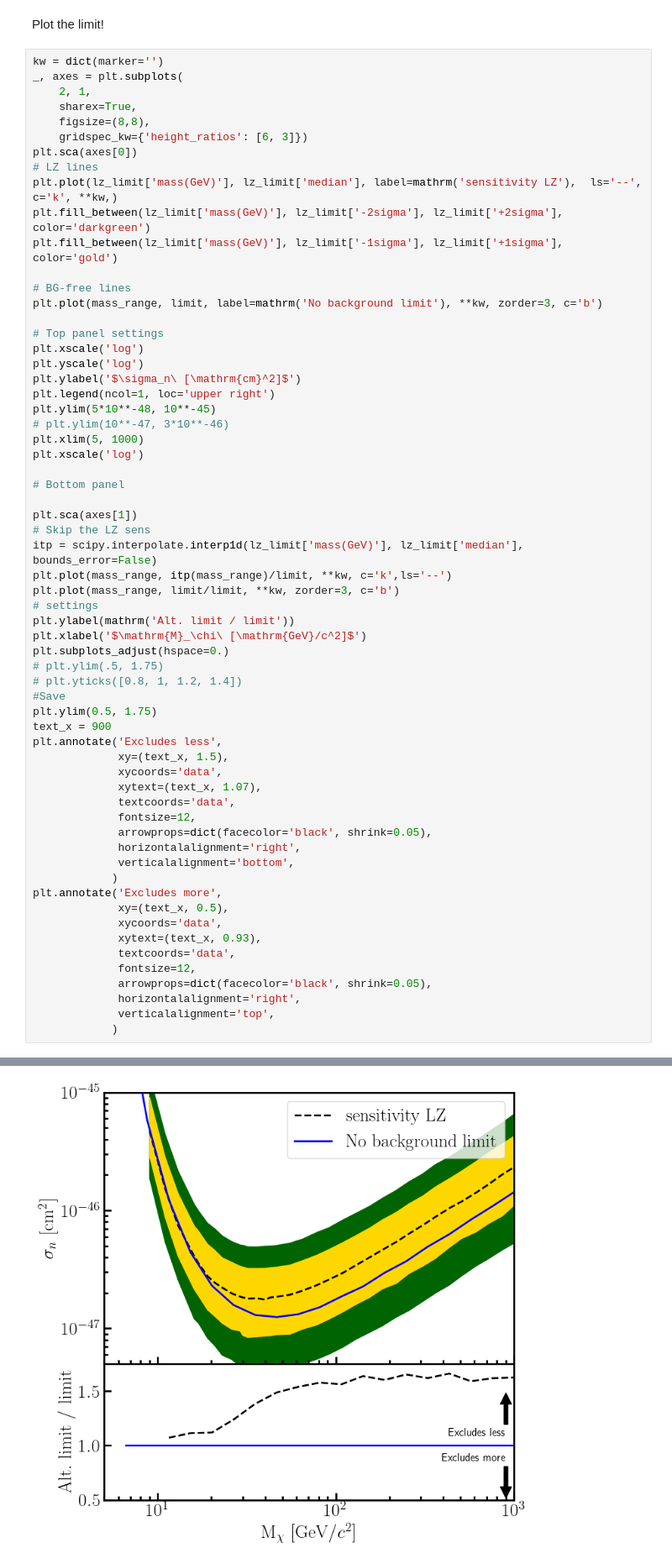
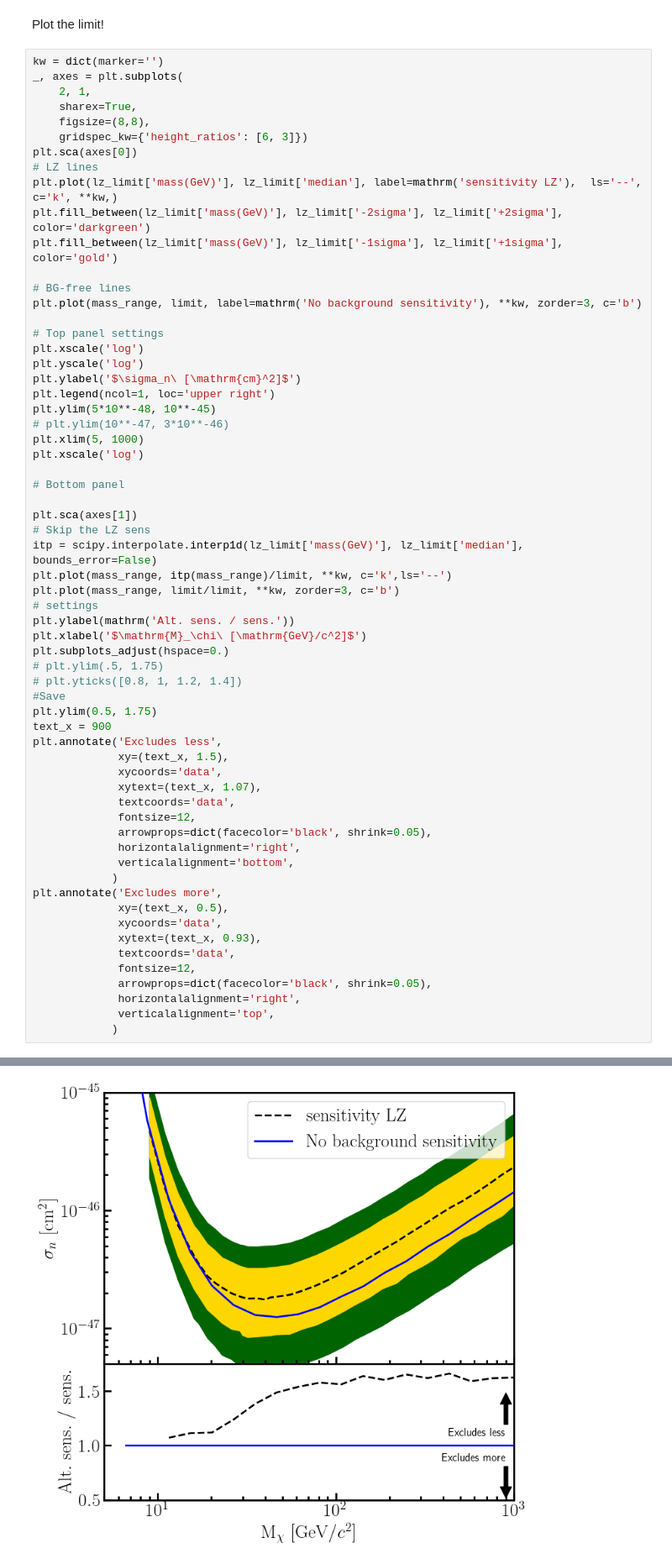
Before and after one commit to XAMS-nikhef/thesis_plots, a Jupyter notebook: notebooks/limits-step_by_step_example.ipynb, the cells around one changed output, grey strips where cells are left out. Shown at 84% size. Saved outputs shown, nothing was run; the diff lists cells and outputs as text.

Commit message:
fix labels

```diff
--- a/notebooks/limits-step_by_step_example.ipynb
+++ b/notebooks/limits-step_by_step_example.ipynb
@@ -179,7 +179,7 @@ plt.fill_between(lz_limit['mass(GeV)'], lz_limit['-2sigma'], lz_limit['+2sigma']
 plt.fill_between(lz_limit['mass(GeV)'], lz_limit['-1sigma'], lz_limit['+1sigma'], color='gold')
 
 # BG-free lines
-plt.plot(mass_range, limit, label=mathrm('No background limit'), **kw, zorder=3, c='b')
+plt.plot(mass_range, limit, label=mathrm('No background sensitivity'), **kw, zorder=3, c='b')
 
 # Top panel settings
 plt.xscale('log')
@@ -199,34 +199,34 @@ itp = scipy.interpolate.interp1d(lz_limit['mass(GeV)'], lz_limit['median'], boun
 plt.plot(mass_range, itp(mass_range)/limit, **kw, c='k',ls='--')
 plt.plot(mass_range, limit/limit, **kw, zorder=3, c='b')
 # settings
-plt.ylabel(mathrm('Alt. limit / limit'))
+plt.ylabel(mathrm('Alt. sens. / sens.'))
 plt.xlabel('$\mathrm{M}_\chi\ [\mathrm{GeV}/c^2]$')
 plt.subplots_adjust(hspace=0.)
 # plt.ylim(.5, 1.75)
 # plt.yticks([0.8, 1, 1.2, 1.4])
 #Save
 plt.ylim(0.5, 1.75)
 text_x = 900
 plt.annotate('Excludes less',
              xy=(text_x, 1.5),
              xycoords='data',
              xytext=(text_x, 1.07),
              textcoords='data',
              fontsize=12,
              arrowprops=dict(facecolor='black', shrink=0.05),
              horizontalalignment='right',
              verticalalignment='bottom',
             )
 plt.annotate('Excludes more',
              xy=(text_x, 0.5),
              xycoords='data',
              xytext=(text_x, 0.93),
              textcoords='data',
              fontsize=12,
              arrowprops=dict(facecolor='black', shrink=0.05),
              horizontalalignment='right',
              verticalalignment='top',
             )
 # %% [output]
 Text(900, 0.93, 'Excludes more')
-[figure, old version]
+[figure, new version]
```
Also changed, not shown: parts of 1 cell of this notebook, 6 other files.
